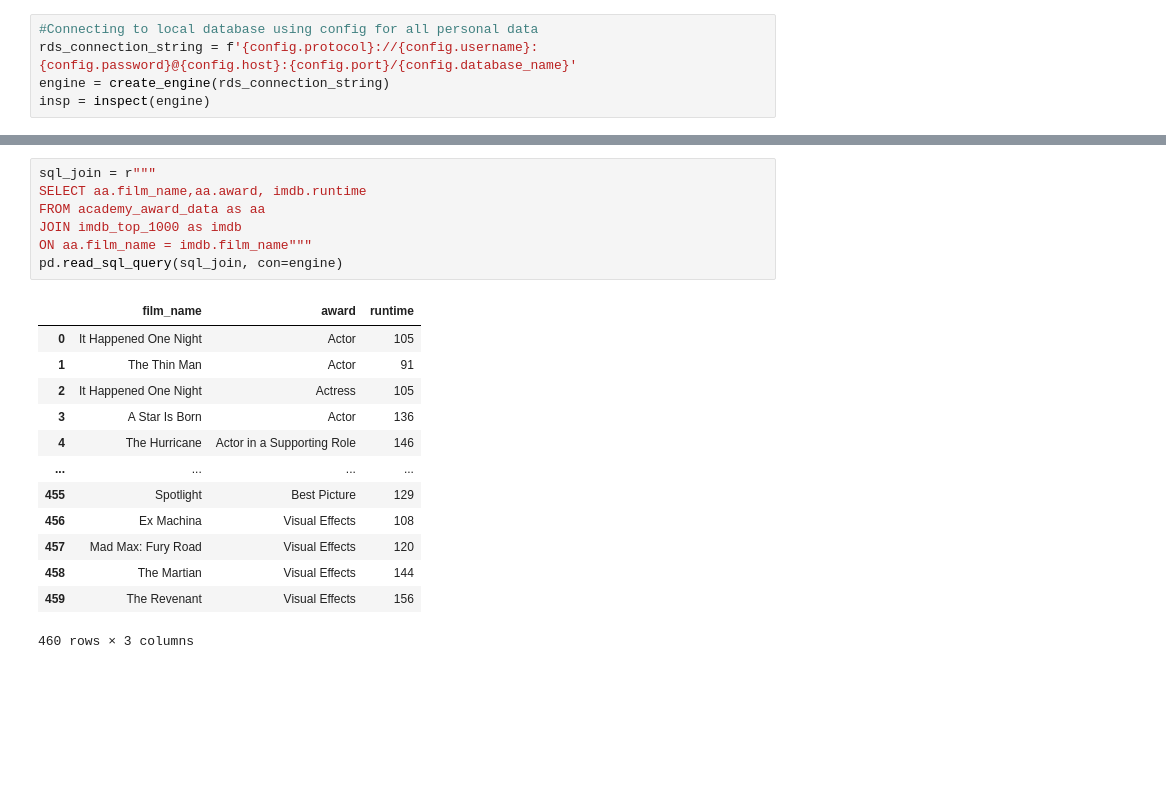
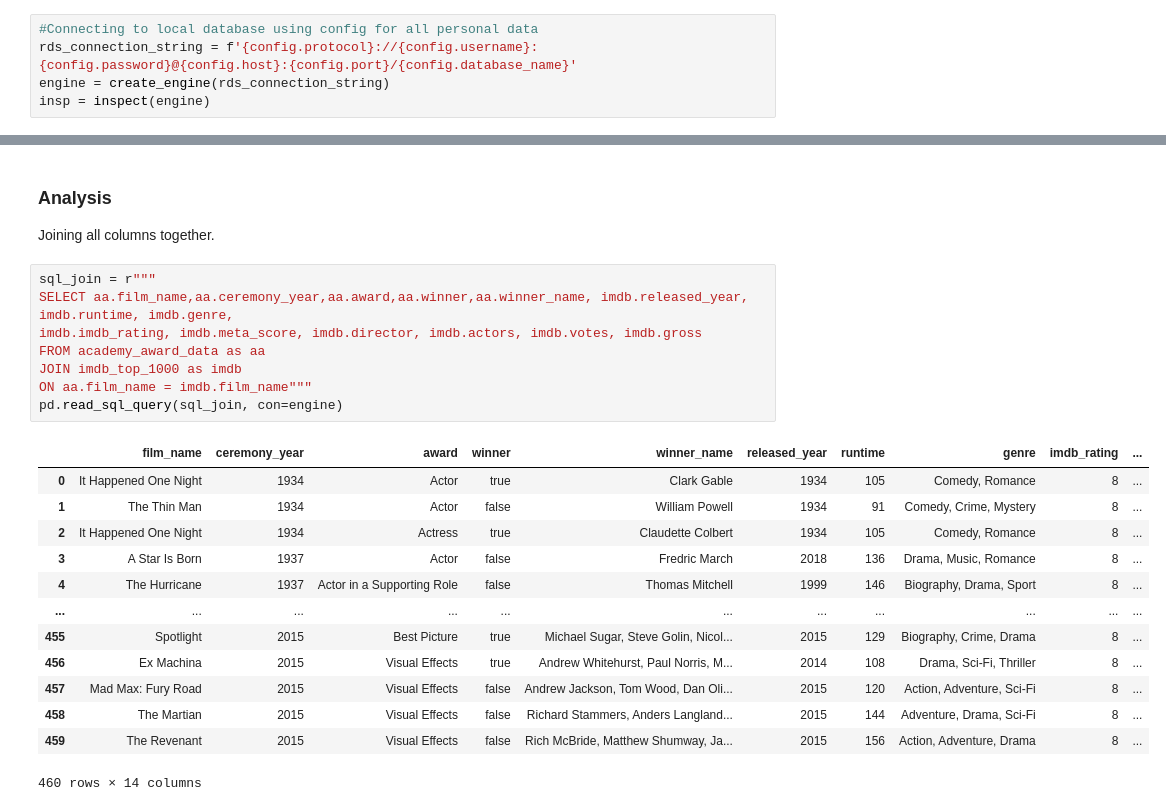
Before and after one commit to Shaloomi/Project-2, a Jupyter notebook: etl_project.ipynb, the cells around one changed output, grey strips where cells are left out. Saved outputs shown, nothing was run; the diff lists cells and outputs as text; blank space fills up the shorter version.

Commit message:
added a join of all columns in the load section of etl_project.ipynb

```diff
--- a/etl_project.ipynb
+++ b/etl_project.ipynb
@@ -185,24 +201,28 @@ pd.read_sql_query('select * from academy_award_data', con=engine)
 | 2610 | 2015 | Visual Effects | false | Rich McBride, Matthew Shumway, Ja... | The Revenant |
 | 2611 | 2015 | Visual Effects | false | Roger Guyett, Patrick Tubach, Nea... | Star Wars: The Force Awakens |
 2612 rows × 5 columns
+# %% [markdown]
+### Analysis
+Joining all columns together.
 # %%
 sql_join = r"""
-SELECT aa.film_name,aa.award, imdb.runtime
+SELECT aa.film_name,aa.ceremony_year,aa.award,aa.winner,aa.winner_name, imdb.released_year, imdb.runtime, imdb.genre,
+imdb.imdb_rating, imdb.meta_score, imdb.director, imdb.actors, imdb.votes, imdb.gross
 FROM academy_award_data as aa
 JOIN imdb_top_1000 as imdb
 ON aa.film_name = imdb.film_name"""
 pd.read_sql_query(sql_join, con=engine)
 # %% [output]
-|  | film_name | award | runtime |
-| 0 | It Happened One Night | Actor | 105 |
-| 1 | The Thin Man | Actor | 91 |
-| 2 | It Happened One Night | Actress | 105 |
-| 3 | A Star Is Born | Actor | 136 |
-| 4 | The Hurricane | Actor in a Supporting Role | 146 |
-| ... | ... | ... | ... |
-| 455 | Spotlight | Best Picture | 129 |
-| 456 | Ex Machina | Visual Effects | 108 |
-| 457 | Mad Max: Fury Road | Visual Effects | 120 |
-| 458 | The Martian | Visual Effects | 144 |
-| 459 | The Revenant | Visual Effects | 156 |
+|  | film_name | ceremony_year | award | winner | winner_name | released_year | runtime | genre | imdb_rating | ... |
+| 0 | It Happened One Night | 1934 | Actor | true | Clark Gable | 1934 | 105 | Comedy, Romance | 8 | ... |
+| 1 | The Thin Man | 1934 | Actor | false | William Powell | 1934 | 91 | Comedy, Crime, Mystery | 8 | ... |
+| 2 | It Happened One Night | 1934 | Actress | true | Claudette Colbert | 1934 | 105 | Comedy, Romance | 8 | ... |
+| 3 | A Star Is Born | 1937 | Actor | false | Fredric March | 2018 | 136 | Drama, Music, Romance | 8 | ... |
+| 4 | The Hurricane | 1937 | Actor in a Supporting Role | false | Thomas Mitchell | 1999 | 146 | Biography, Drama, Sport | 8 | ... |
+| ... | ... | ... | ... | ... | ... | ... | ... | ... | ... | ... |
+| 455 | Spotlight | 2015 | Best Picture | true | Michael Sugar, Steve Golin, Nicol... | 2015 | 129 | Biography, Crime, Drama | 8 | ... |
+| 456 | Ex Machina | 2015 | Visual Effects | true | Andrew Whitehurst, Paul Norris, M... | 2014 | 108 | Drama, Sci-Fi, Thriller | 8 | ... |
+| 457 | Mad Max: Fury Road | 2015 | Visual Effects | false | Andrew Jackson, Tom Wood, Dan Oli... | 2015 | 120 | Action, Adventure, Sci-Fi | 8 | ... |
+| 458 | The Martian | 2015 | Visual Effects | false | Richard Stammers, Anders Langland... | 2015 | 144 | Adventure, Drama, Sci-Fi | 8 | ... |
+| 459 | The Revenant | 2015 | Visual Effects | false | Rich McBride, Matthew Shumway, Ja... | 2015 | 156 | Action, Adventure, Drama | 8 | ... |
-460 rows × 3 columns
+460 rows × 14 columns
```
Also changed, not shown: parts of 9 cells of this notebook.
